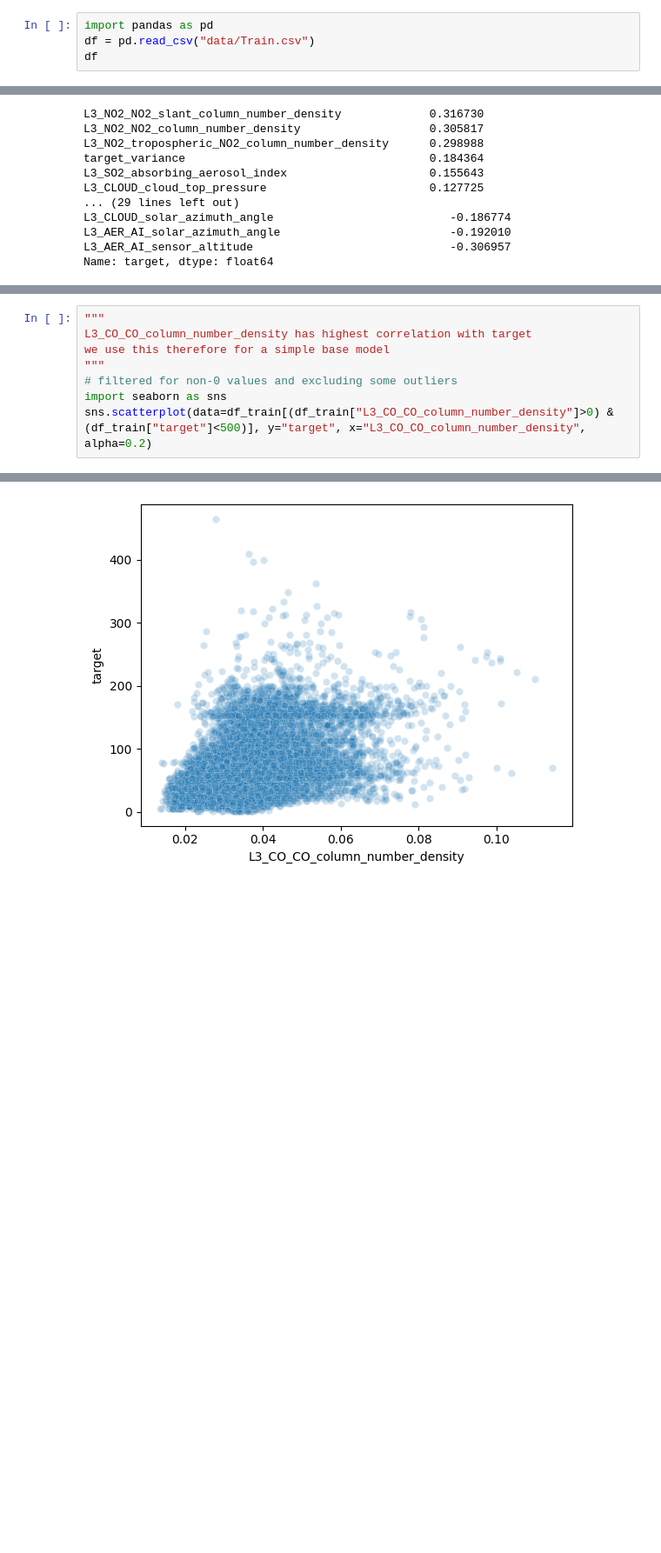
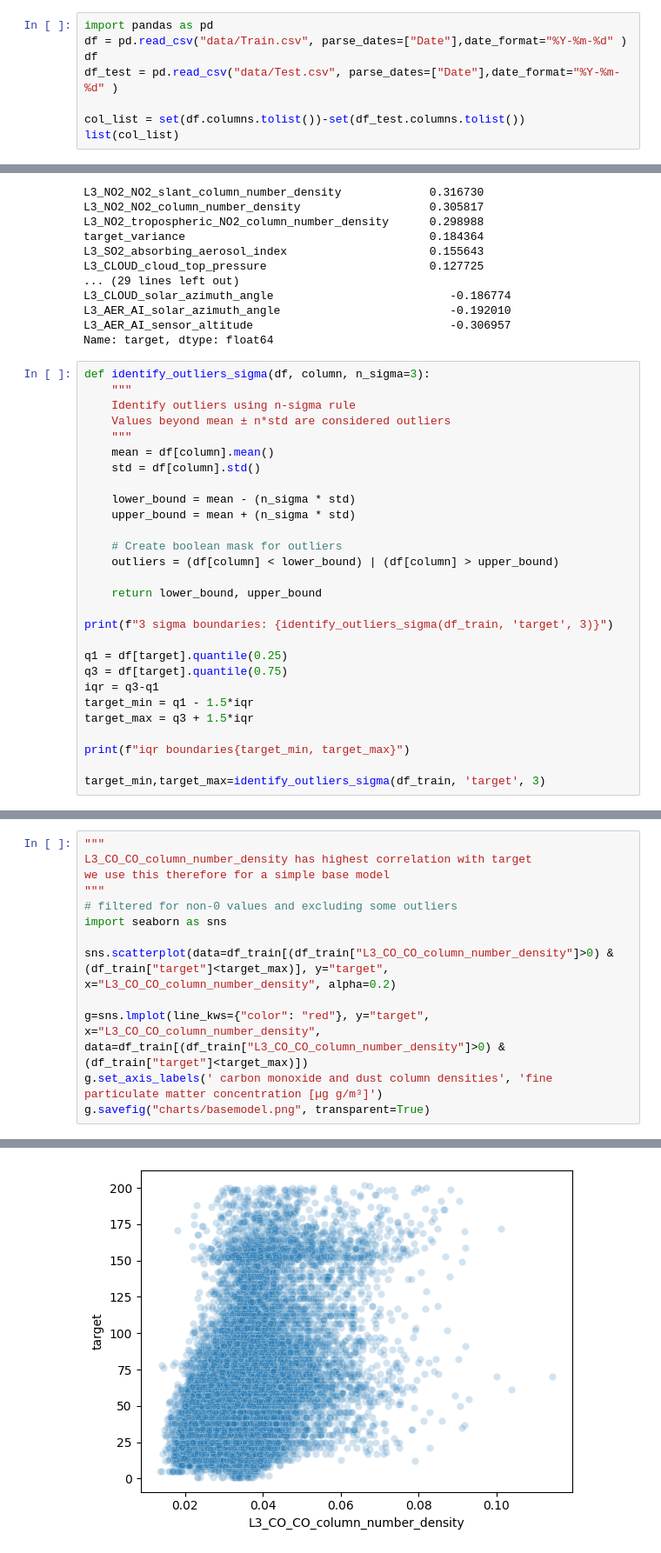
Before and after one commit to neuefische/ds-ml-project-pollution1, a Jupyter notebook: EDA_and_Basemodel.ipynb, the cells around one changed output, grey strips where cells are left out. Shown at 87% size. Saved outputs shown, nothing was run; the diff lists cells and outputs as text; blank space fills up the shorter version.

```diff
--- a/EDA_and_Basemodel.ipynb
+++ b/EDA_and_Basemodel.ipynb
@@ -1,5 +1,9 @@
 # %%
 import pandas as pd
-df = pd.read_csv("data/Train.csv")
+df = pd.read_csv("data/Train.csv", parse_dates=["Date"],date_format="%Y-%m-%d" )
 df
+df_test = pd.read_csv("data/Test.csv", parse_dates=["Date"],date_format="%Y-%m-%d" )
+
+col_list = set(df.columns.tolist())-set(df_test.columns.tolist())
+list(col_list)
 # %% [output]
@@ -120,3 +112,31 @@ L3_CLOUD_solar_azimuth_angle                          -0.186774
 L3_AER_AI_solar_azimuth_angle                         -0.192010
 L3_AER_AI_sensor_altitude                             -0.306957
 Name: target, dtype: float64
+# %%
+def identify_outliers_sigma(df, column, n_sigma=3):
+    """
+    Identify outliers using n-sigma rule
+    Values beyond mean ± n*std are considered outliers
+    """
+    mean = df[column].mean()
+    std = df[column].std()
+
+    lower_bound = mean - (n_sigma * std)
+    upper_bound = mean + (n_sigma * std)
+
+    # Create boolean mask for outliers
+    outliers = (df[column] < lower_bound) | (df[column] > upper_bound)
+
+    return lower_bound, upper_bound
+
+print(f"3 sigma boundaries: {identify_outliers_sigma(df_train, 'target', 3)}")
+
+q1 = df[target].quantile(0.25)
+q3 = df[target].quantile(0.75)
+iqr = q3-q1
+target_min = q1 - 1.5*iqr
+target_max = q3 + 1.5*iqr
+
+print(f"iqr boundaries{target_min, target_max}")
+
+target_min,target_max=identify_outliers_sigma(df_train, 'target', 3)
@@ -127,5 +150,10 @@ we use this therefore for a simple base model
 """
 # filtered for non-0 values and excluding some outliers
 import seaborn as sns
-sns.scatterplot(data=df_train[(df_train["L3_CO_CO_column_number_density"]>0) & (df_train["target"]<500)], y="target", x="L3_CO_CO_column_number_density", alpha=0.2)
+
+sns.scatterplot(data=df_train[(df_train["L3_CO_CO_column_number_density"]>0) & (df_train["target"]<target_max)], y="target", x="L3_CO_CO_column_number_density", alpha=0.2)
+
+g=sns.lmplot(line_kws={"color": "red"}, y="target", x="L3_CO_CO_column_number_density", data=df_train[(df_train["L3_CO_CO_column_number_density"]>0) & (df_train["target"]<target_max)])
+g.set_axis_labels(' carbon monoxide and dust column densities', 'fine particulate matter concentration [µg g/m³]')
+g.savefig("charts/basemodel.png", transparent=True)
 # %% [output]
@@ -133 +160 @@ sns.scatterplot(data=df_train[(df_train["L3_CO_CO_column_number_density"]>0) & (
-[figure, old version]
+[figure, new version]
```
Also changed, not shown: parts of 9 cells of this notebook, 4 other files.
